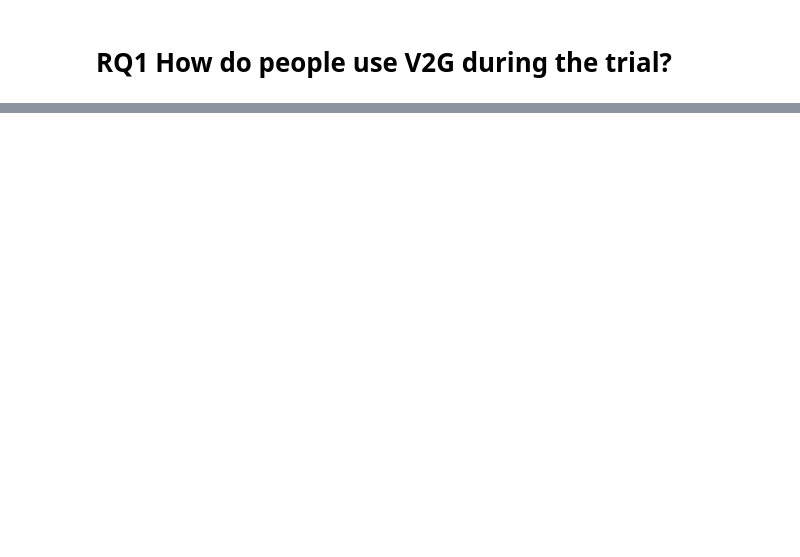
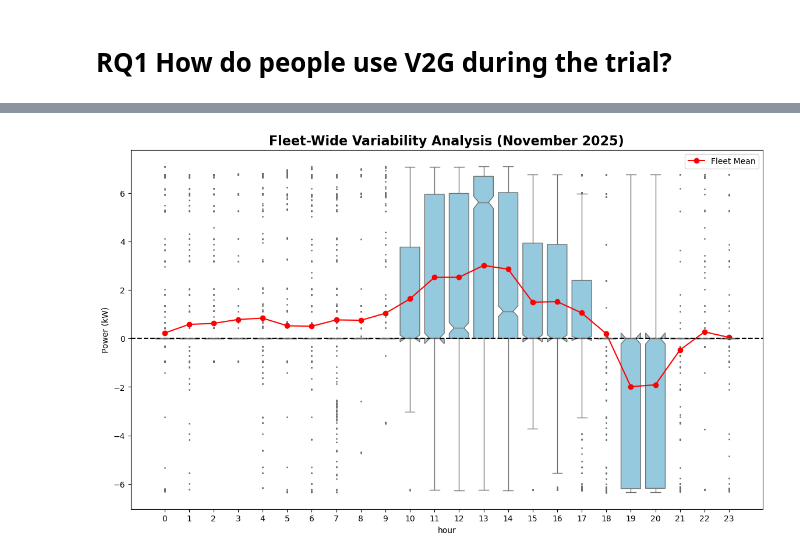
Before and after one commit to bernardomendonca/v2g-2026-trial, a Jupyter notebook: load.ipynb, the cells around one changed output, grey strips where cells are left out. Saved outputs shown, nothing was run; the diff lists cells and outputs as text; code cells hidden in the pictures; blank space fills up the shorter version.

```diff
--- a/load.ipynb
+++ b/load.ipynb
@@ -122,0 +151,13 @@ plt.show()
+# %%
+
+# --- FIGURE 3: FLEET VARIABILITY (BOXPLOT) ---
+plt.figure(figsize=(14, 8))
+sns.boxplot(x='hour', y='charger_kw', data=df, color='skyblue', fliersize=1, notch=True)
+plt.plot(fleet_avg_profile.index, fleet_avg_profile['charger_kw'], color='red', marker='o', label='Fleet Mean')
+plt.axhline(0, color='black', linestyle='--')
+plt.title(f"Fleet-Wide Variability Analysis ({month_str})", fontsize=16, fontweight='bold')
+plt.ylabel("Power (kW)")
+plt.legend()
+plt.show()
+# %% [output]
+[figure, added]
```
Also changed, not shown: parts of 24 cells of this notebook.
